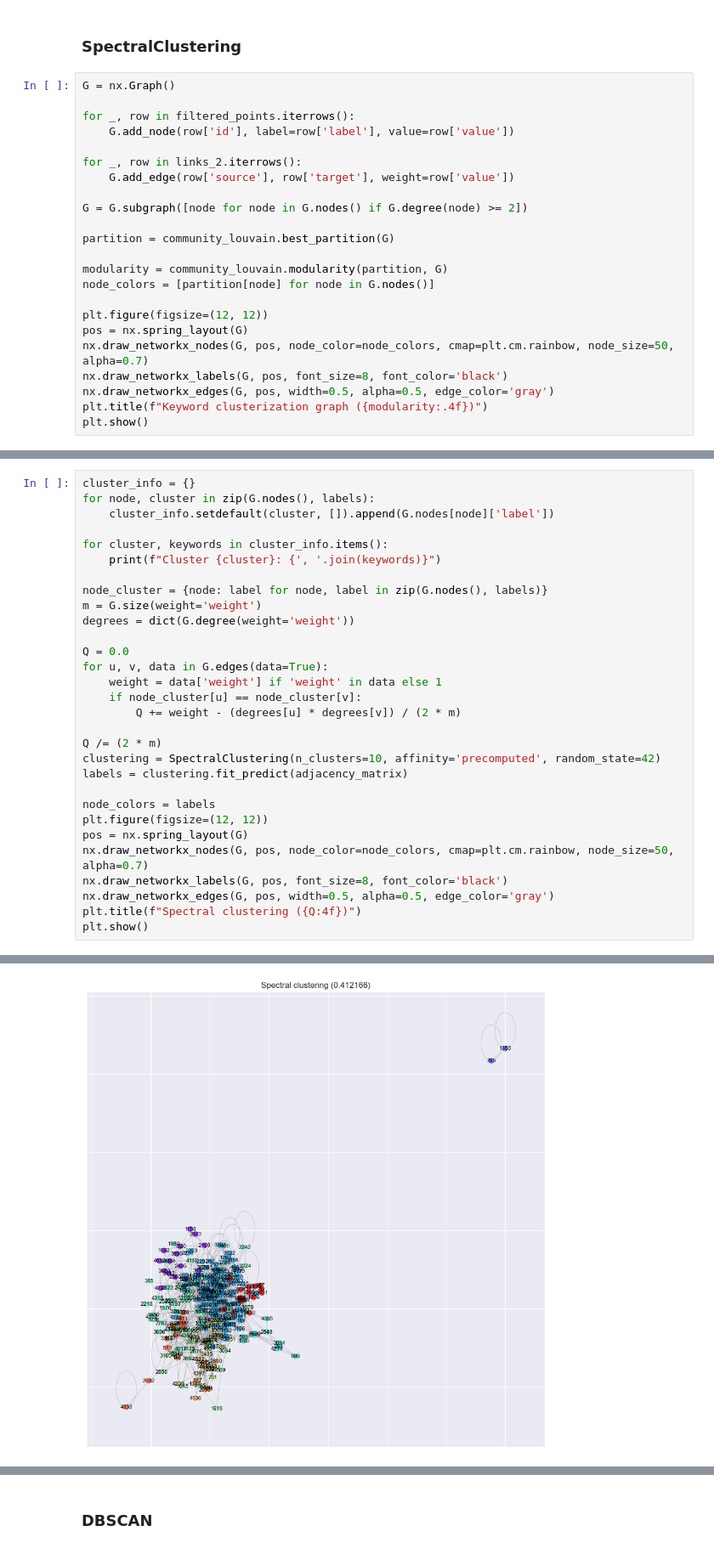
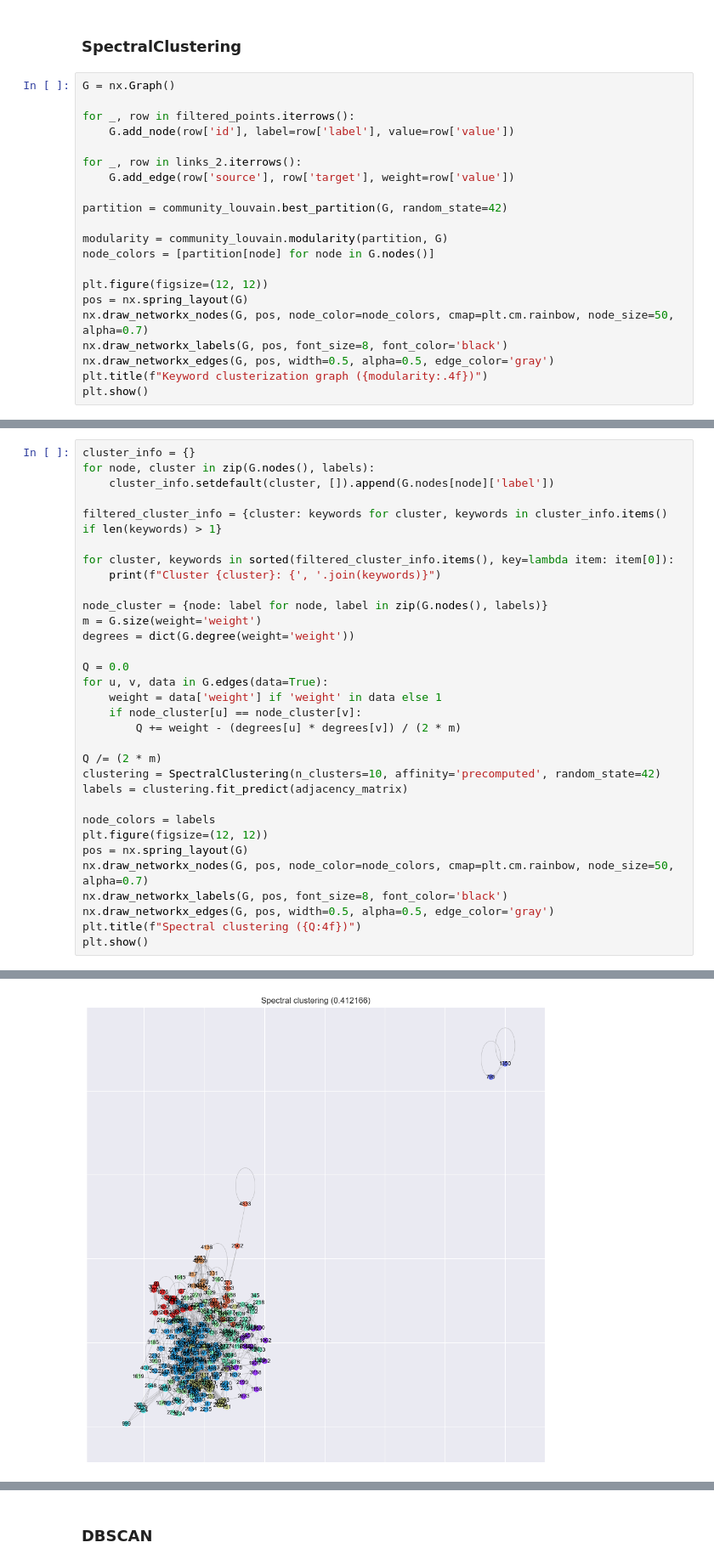
Before and after one commit to HuTao1Love/DataAnalysis, a Jupyter notebook: lab-1/main.ipynb, the cells around one changed output, grey strips where cells are left out. Shown at 85% size. Drawn from its saved outputs; the diff is of its cells as text.

```diff
--- a/lab-1/main.ipynb
+++ b/lab-1/main.ipynb
@@ -614,9 +619,7 @@ for _, row in filtered_points.iterrows():
 for _, row in links_2.iterrows():
     G.add_edge(row['source'], row['target'], weight=row['value'])
 
-G = G.subgraph([node for node in G.nodes() if G.degree(node) >= 2])
-
-partition = community_louvain.best_partition(G)
+partition = community_louvain.best_partition(G, random_state=42)
 
 modularity = community_louvain.modularity(partition, G)
 node_colors = [partition[node] for node in G.nodes()]
@@ -651,7 +654,9 @@ cluster_info = {}
 for node, cluster in zip(G.nodes(), labels):
     cluster_info.setdefault(cluster, []).append(G.nodes[node]['label'])
 
-for cluster, keywords in cluster_info.items():
+filtered_cluster_info = {cluster: keywords for cluster, keywords in cluster_info.items() if len(keywords) > 1}
+
+for cluster, keywords in sorted(filtered_cluster_info.items(), key=lambda item: item[0]):
     print(f"Cluster {cluster}: {', '.join(keywords)}")
 
 node_cluster = {node: label for node, label in zip(G.nodes(), labels)}
@@ -685 +690 @@ Cluster 1: cap theorem, partition tolerance
-[figure, old version]
+[figure, new version]
```
Also changed, not shown: parts of 15 cells of this notebook.
